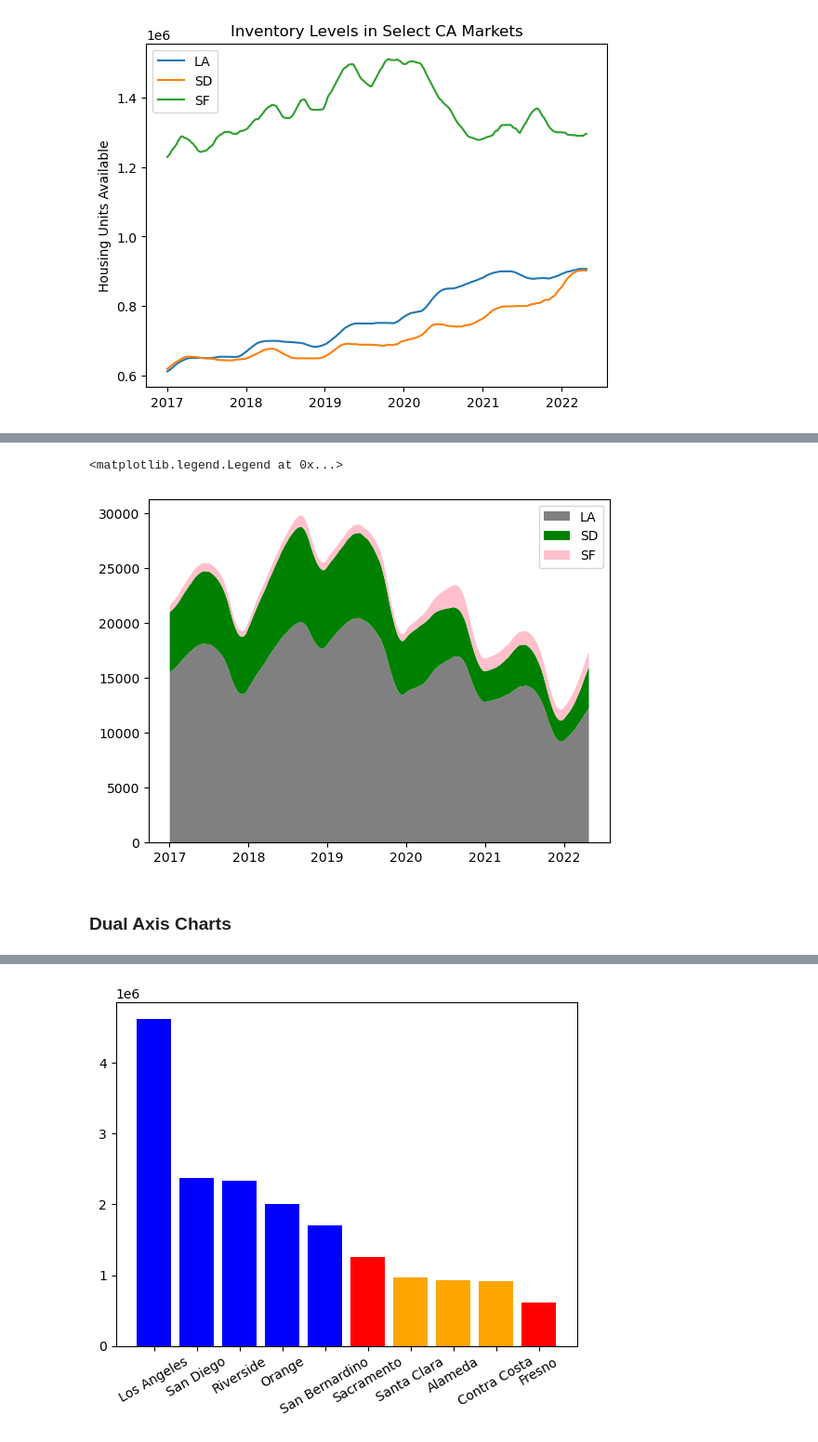
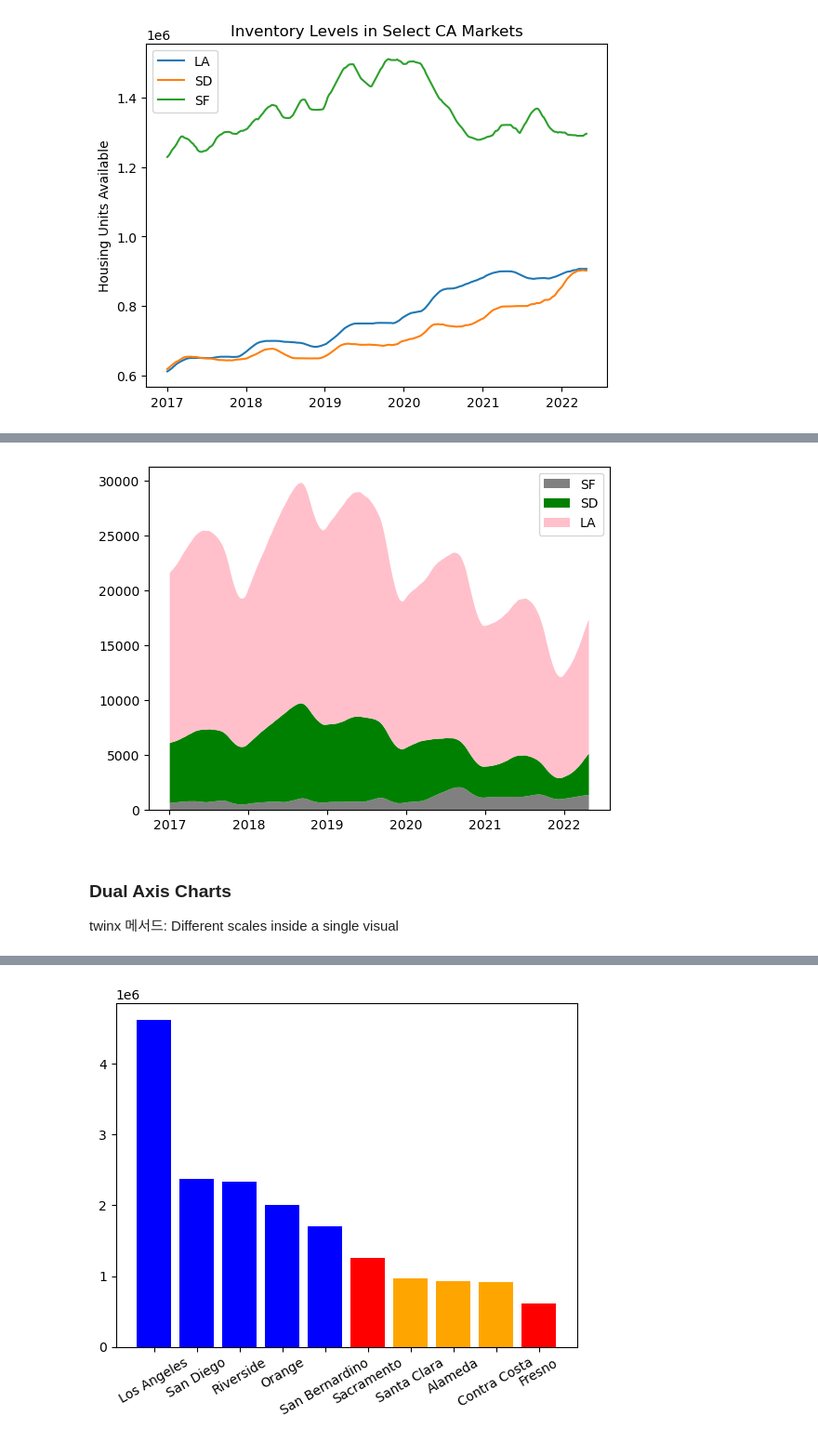
Before and after one commit to scarypillowz/data_visualization, a Jupyter notebook: matplotlib_fundamentals.ipynb, the cells around one changed output, grey strips where cells are left out. Shown at 93% size. Cells and saved outputs as stored; diff of their text form; code cells hidden in the pictures.

```diff
--- a/matplotlib_fundamentals.ipynb
+++ b/matplotlib_fundamentals.ipynb
@@ -576,23 +595,23 @@ ca_housing_pivot = (
 # %%
 fig, ax = plt.subplots()
-labels = ['LA', 'SD', 'SF']
+labels = ['SF', 'SD', 'LA']
 colors = ['grey', 'green', 'pink']
 
 ax.stackplot(
     ca_housing_pivot.index,
+    ca_housing_pivot['San Francisco'],
+    ca_housing_pivot['San Diego'],
     ca_housing_pivot['Los Angeles'],
-    ca_housing_pivot['San Diego'],
-    ca_housing_pivot['San Francisco'],
     labels=labels,
     colors=colors
 )
 
-ax.legend()
+ax.legend();
 # %% [output]
-<matplotlib.legend.Legend at 0x...>
-[figure, old version]
+[figure, new version]
 # %% [markdown]
 ### Dual Axis Charts
+twinx 메서드: Different scales inside a single visual
 # %%
 housing_raw = pd.read_csv(
     './data/housing_data.csv',
```
Also changed, not shown: parts of 19 cells of this notebook, 1 other file.
